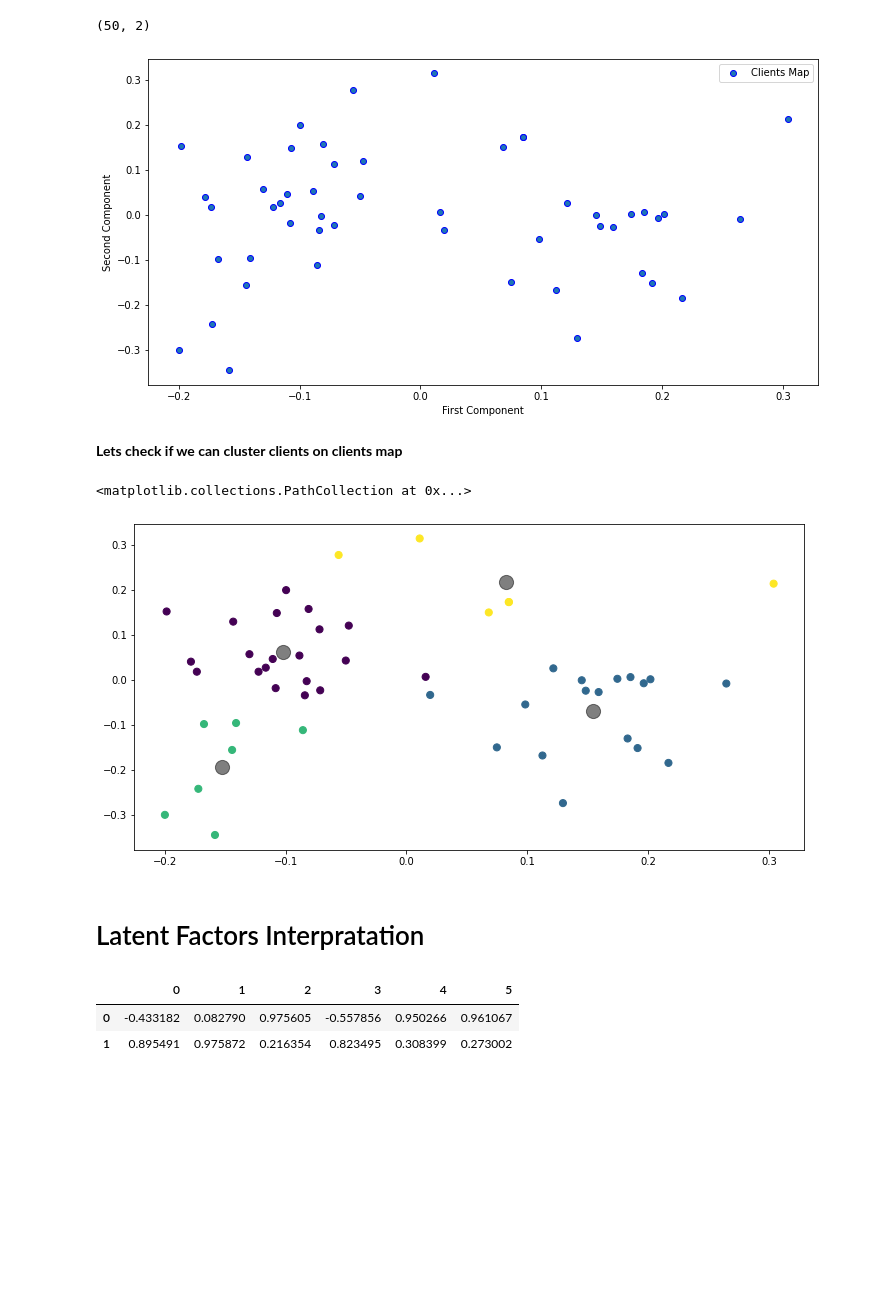
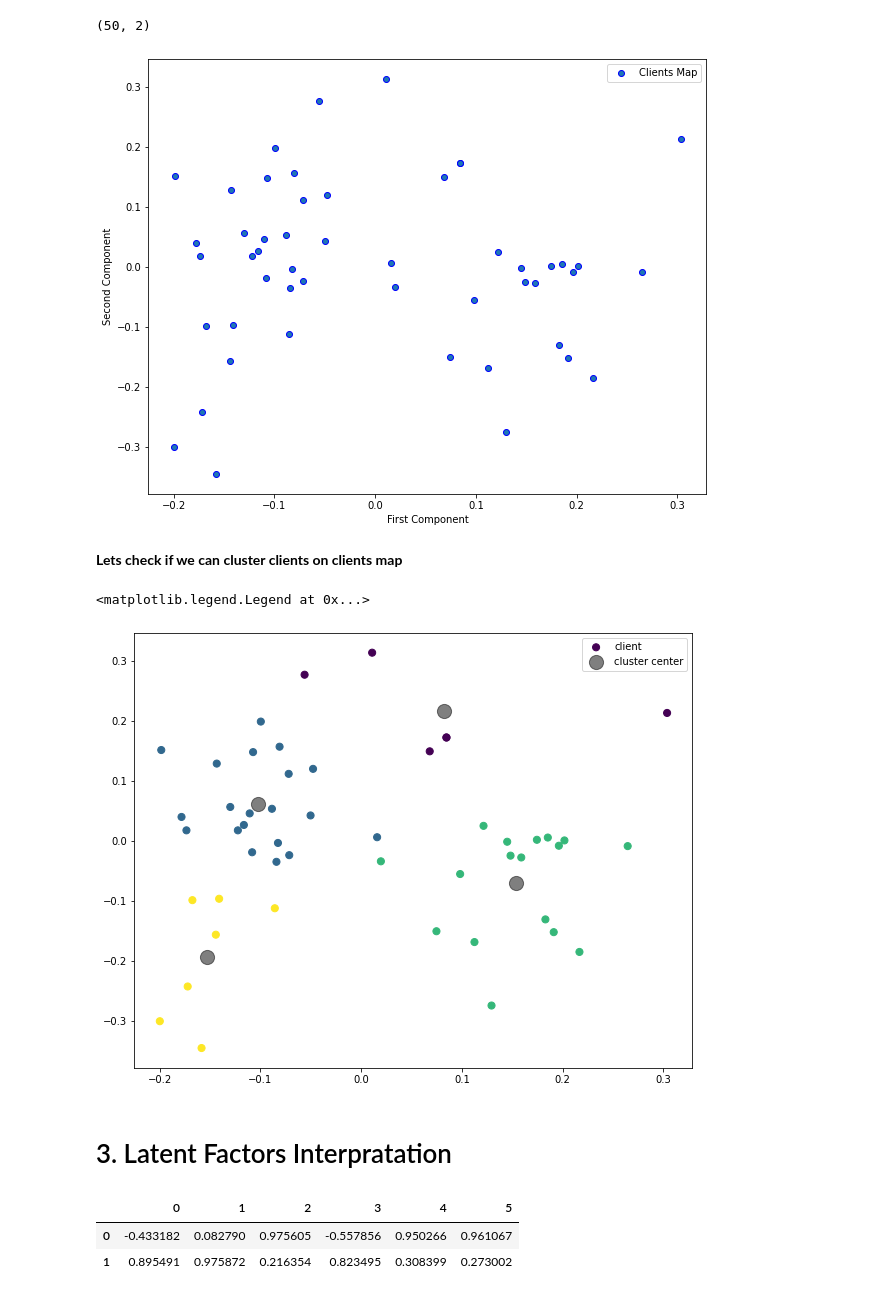
Before and after one commit to HSEDataAnalysis/LAB2, a Jupyter notebook: main.ipynb, the cells around one changed output. Cells and saved outputs as stored; diff of their text form; code cells hidden in the pictures; blank space fills up the shorter version.

```diff
--- a/main.ipynb
+++ b/main.ipynb
@@ -350,13 +356,14 @@ first_component = principal_components[:, 0]
 # %%
 second_component = principal_components[:, 1]
 # %%
+plt.figure(figsize=(10,8))
 plt.scatter(first_component, second_component, label='Clients Map', edgecolors='blue')
 plt.legend()
 plt.ylabel('Second Component')
 plt.xlabel('First Component')
 plt.show()
 # %% [output]
-[figure, old version]
+[figure, new version]
 # %% [markdown]
 **Lets check if we can cluster clients on clients map**
 # %%
@@ -365,15 +372,20 @@ kmeans = KMeans(n_clusters=4)
 kmeans.fit(principal_components)
 y_kmeans = kmeans.predict(principal_components)
 # %%
-plt.scatter(first_component, second_component, c=y_kmeans, s=50, cmap='viridis')
+plt.figure(figsize=(10,8))
+plt.scatter(first_component, second_component, c=y_kmeans, s=50, cmap='viridis',
+            label='client')
 
 centers = kmeans.cluster_centers_
-plt.scatter(centers[:, 0], centers[:, 1], c='black', s=200, alpha=0.5)
+plt.scatter(centers[:, 0], centers[:, 1], c='black', s=200, alpha=0.5,
+           label='cluster center')
+
+plt.legend(loc='upper right')
 # %% [output]
-<matplotlib.collections.PathCollection at 0x...>
+<matplotlib.legend.Legend at 0x...>
-[figure, old version]
+[figure, new version]
 # %% [markdown]
-# Latent Factors Interpratation
+# 3. Latent Factors Interpratation
 # %%
 pd.DataFrame(svd_coefficients[:chosen_number_of_components, :])
 # %% [output]
```
Also changed, not shown: parts of 39 cells of this notebook.
